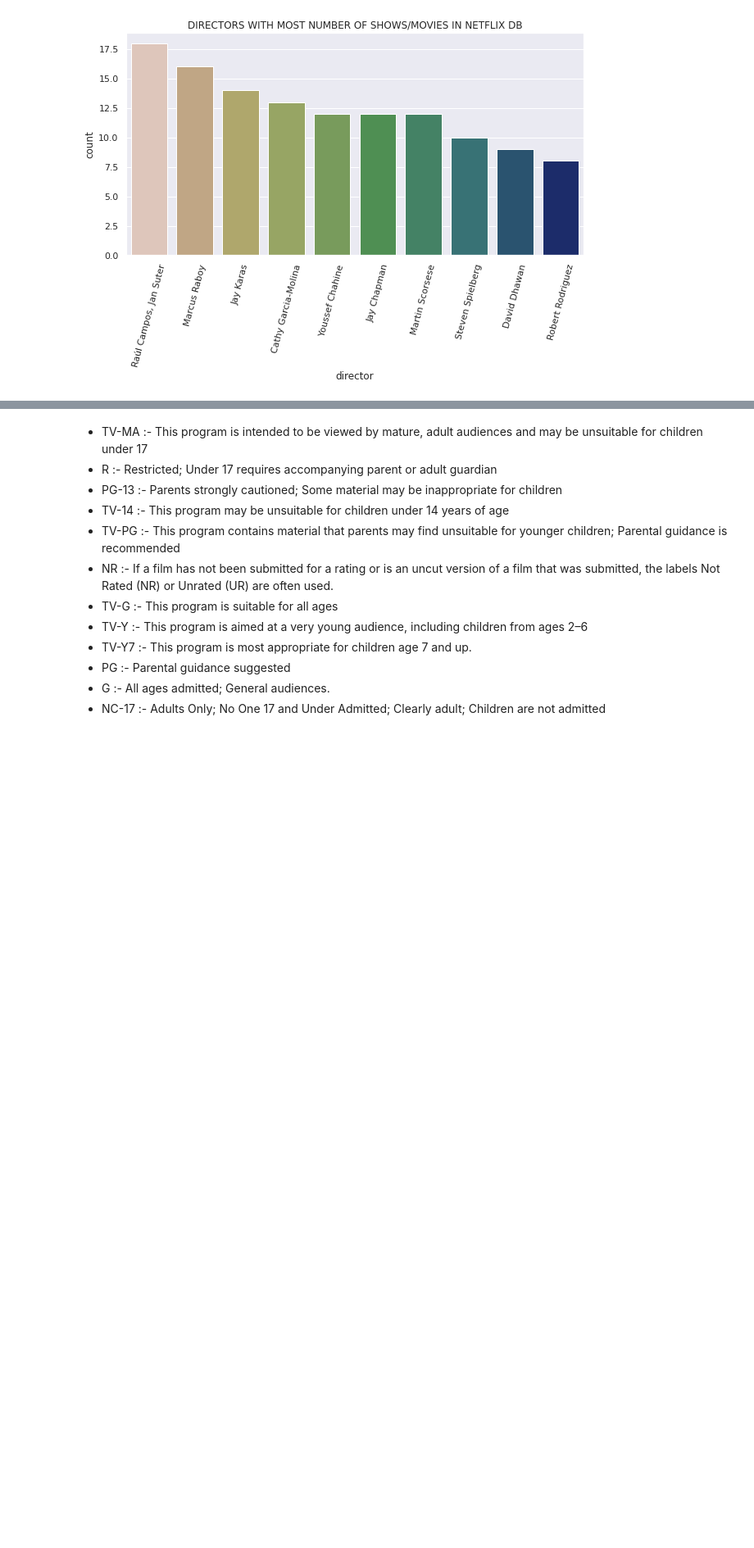
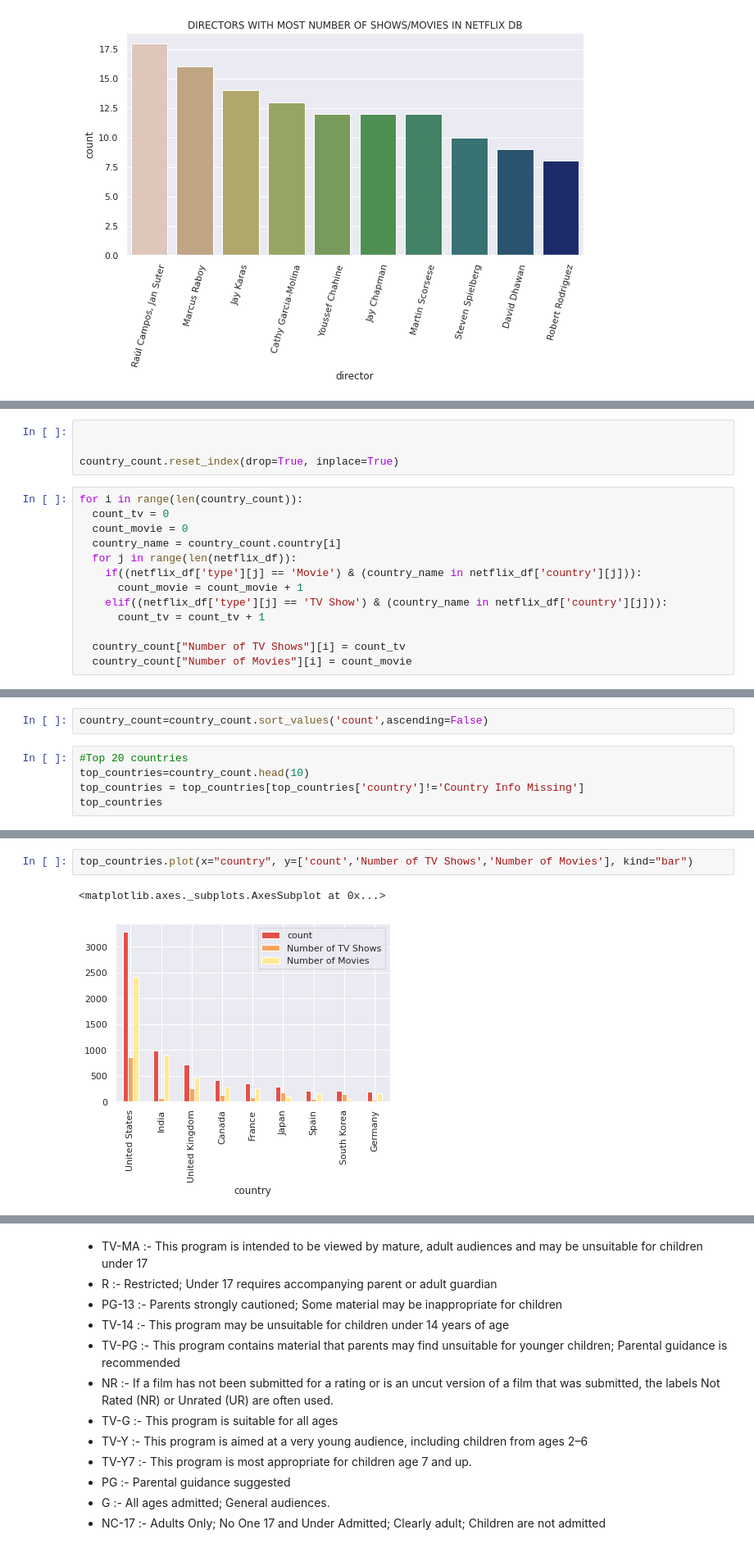
Before and after one commit to NayanaPradeep/Netflix-Movies-and-TV-Shows-Clustering, a Jupyter notebook: NETFLIX_MOVIES_AND_TV_SHOWS_CLUSTERING.ipynb, the cells around one changed output, grey strips where cells are left out. Shown at 82% size. Saved outputs shown, nothing was run; the diff lists cells and outputs as text; blank space fills up the shorter version.

```diff
--- a/NETFLIX_MOVIES_AND_TV_SHOWS_CLUSTERING.ipynb
+++ b/NETFLIX_MOVIES_AND_TV_SHOWS_CLUSTERING.ipynb
@@ -240,0 +388,17 @@ plt.show()
+# %%
+
+
+country_count.reset_index(drop=True, inplace=True)
+# %%
+for i in range(len(country_count)):
+  count_tv = 0
+  count_movie = 0
+  country_name = country_count.country[i]
+  for j in range(len(netflix_df)):
+    if((netflix_df['type'][j] == 'Movie') & (country_name in netflix_df['country'][j])):
+      count_movie = count_movie + 1
+    elif((netflix_df['type'][j] == 'TV Show') & (country_name in netflix_df['country'][j])):
+      count_tv = count_tv + 1
+
+  country_count["Number of TV Shows"][i] = count_tv
+  country_count["Number of Movies"][i] = count_movie
@@ -240,0 +419,7 @@ plt.show()
+# %%
+country_count=country_count.sort_values('count',ascending=False)
+# %%
+#Top 20 countries
+top_countries=country_count.head(10)
+top_countries = top_countries[top_countries['country']!='Country Info Missing']
+top_countries
@@ -240,0 +437,5 @@ plt.show()
+# %%
+top_countries.plot(x="country", y=['count','Number of TV Shows','Number of Movies'], kind="bar")
+# %% [output]
+<matplotlib.axes._subplots.AxesSubplot at 0x...>
+[figure, added]
```
Also changed, not shown: parts of 36 cells of this notebook.
